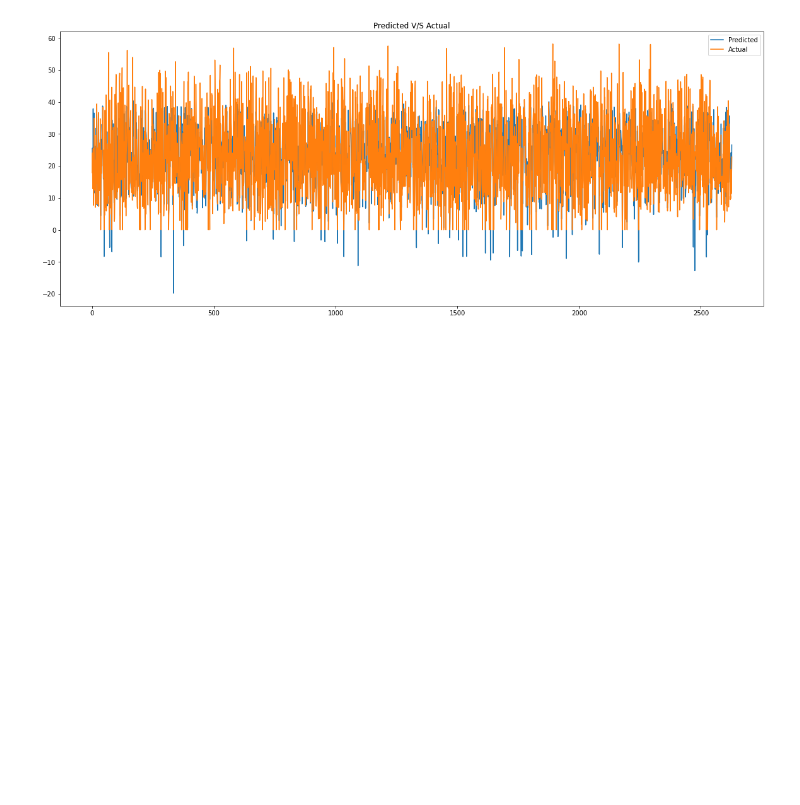
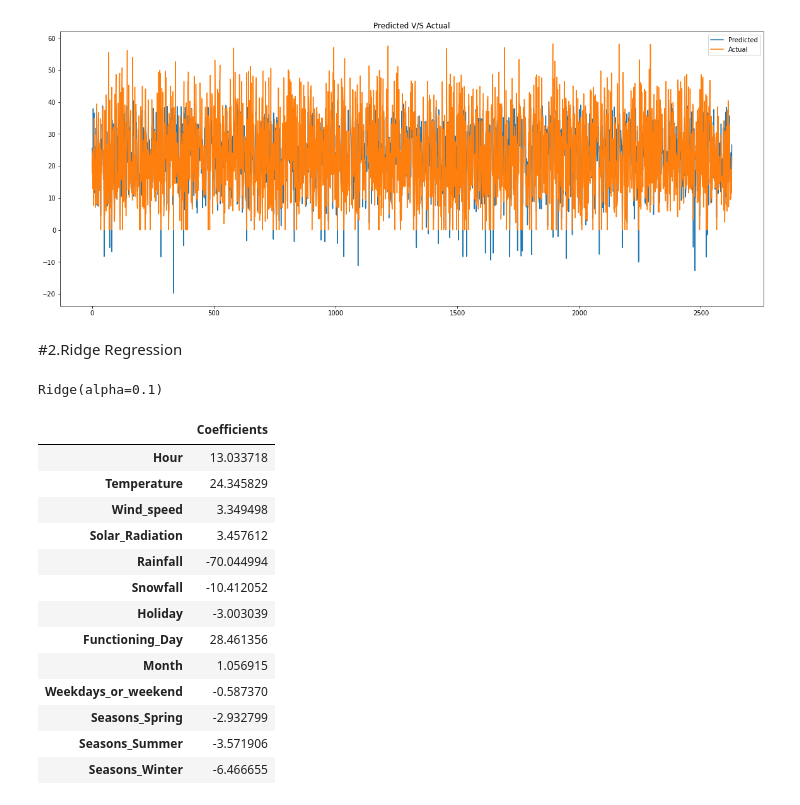
Before and after one commit to SujitbMusale/Supervised-ML-Regression--Seoul-Bike-Sharing-Demand-Prediction, a Jupyter notebook: Copy_of_Bike_Sharing_Demand_Prediction_Capstone_Project.ipynb, the cells around one changed output. Cells and saved outputs as stored; diff of their text form; code cells hidden in the pictures; blank space fills up the shorter version.

```diff
--- a/Copy_of_Bike_Sharing_Demand_Prediction_Capstone_Project.ipynb
+++ b/Copy_of_Bike_Sharing_Demand_Prediction_Capstone_Project.ipynb
@@ -562,3 +562,30 @@ plt.title("Predicted V/S Actual")
 plt.show()
 # %% [output]
 [figure]
+# %% [markdown]
+#2.Ridge Regression
+# %%
+
+redg=Ridge(alpha=0.1)
+# fitting and training data with the help of ridge
+redg.fit(X_train,y_train)
+# %% [output]
+Ridge(alpha=0.1)
+# %%
+# check the coefficent for ridge.
+pd.DataFrame(redg.coef_,X.columns,columns=['Coefficients'])
+# %% [output]
+|  | Coefficients |
+| Hour | 13.033718 |
+| Temperature | 24.345829 |
+| Wind_speed | 3.349498 |
+| Solar_Radiation | 3.457612 |
+| Rainfall | -70.044994 |
+| Snowfall | -10.412052 |
+| Holiday | -3.003039 |
+| Functioning_Day | 28.461356 |
+| Month | 1.056915 |
+| Weekdays_or_weekend | -0.587370 |
+| Seasons_Spring | -2.932799 |
+| Seasons_Summer | -3.571906 |
+| Seasons_Winter | -6.466655 |
```
Also changed, not shown: parts of 21 cells of this notebook.
